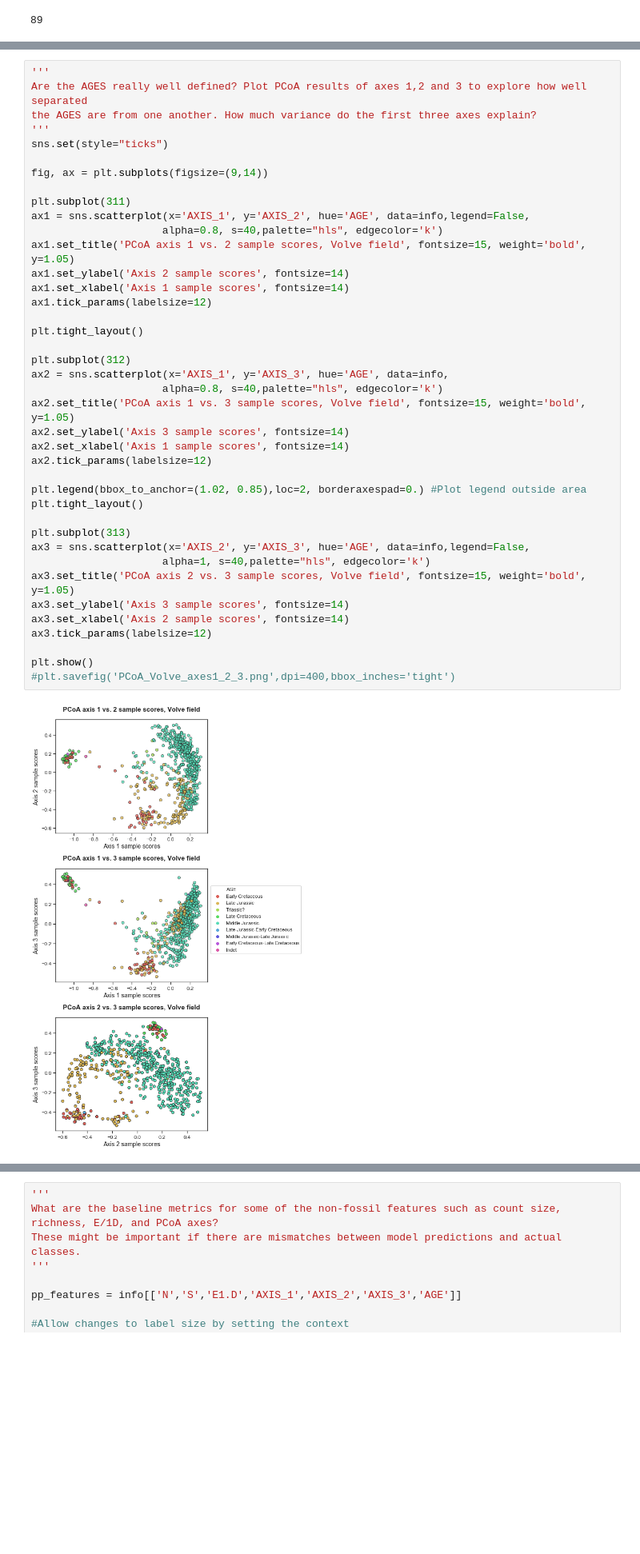
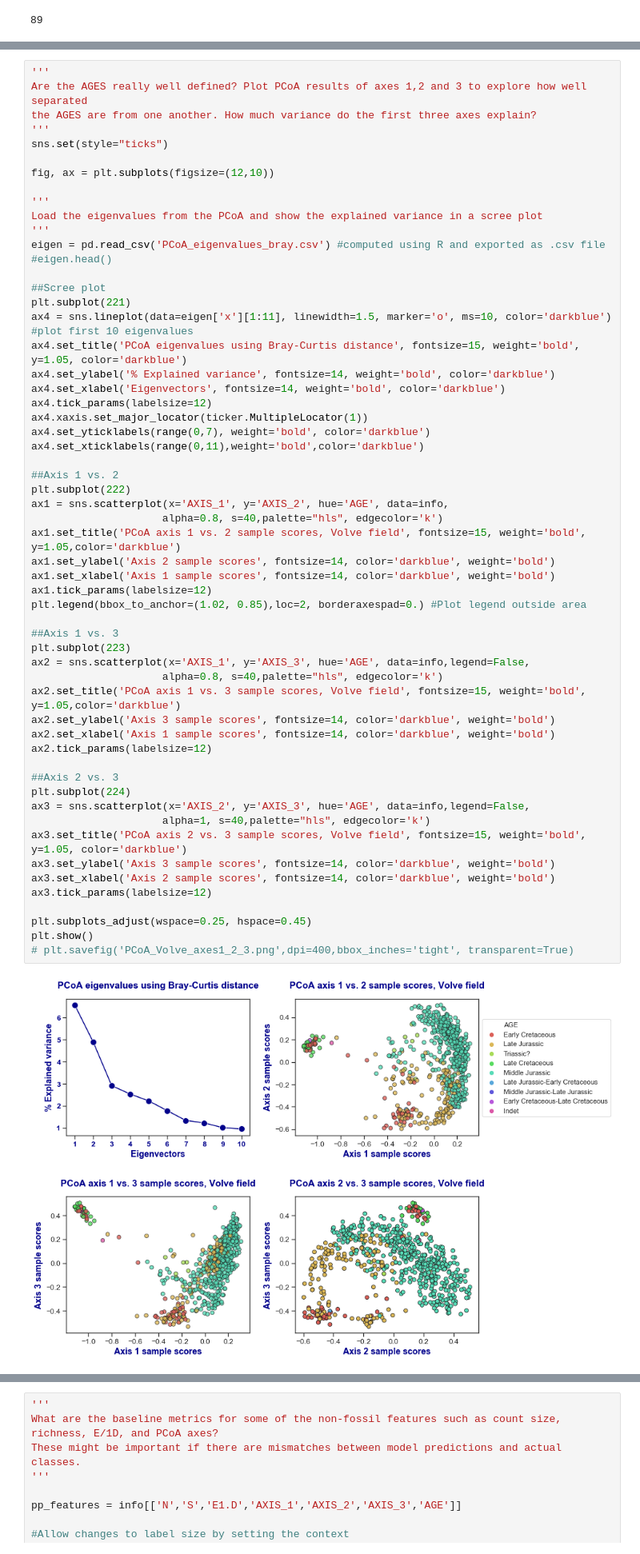
Before and after one commit to b3py0/Capstone-projects, a Jupyter notebook: Volve_final_capstone.ipynb, the cells around one changed output, grey strips where cells are left out. Shown at 80% size. Cells and saved outputs as stored; diff of their text form; blank space fills up the shorter version.

```diff
--- a/Volve_final_capstone.ipynb
+++ b/Volve_final_capstone.ipynb
@@ -1285,45 +1292,62 @@ plt.show()
 # %%
 '''
 Are the AGES really well defined? Plot PCoA results of axes 1,2 and 3 to explore how well separated
 the AGES are from one another. How much variance do the first three axes explain?
 '''
 sns.set(style="ticks")
 
-fig, ax = plt.subplots(figsize=(9,14))
+fig, ax = plt.subplots(figsize=(12,10))
 
-plt.subplot(311)
-ax1 = sns.scatterplot(x='AXIS_1', y='AXIS_2', hue='AGE', data=info,legend=False,
+'''
+Load the eigenvalues from the PCoA and show the explained variance in a scree plot
+'''
+eigen = pd.read_csv('PCoA_eigenvalues_bray.csv') #computed using R and exported as .csv file
+#eigen.head()
+
+##Scree plot
+plt.subplot(221)
+ax4 = sns.lineplot(data=eigen['x'][1:11], linewidth=1.5, marker='o', ms=10, color='darkblue') #plot first 10 eigenvalues
+ax4.set_title('PCoA eigenvalues using Bray-Curtis distance', fontsize=15, weight='bold', y=1.05, color='darkblue')
+ax4.set_ylabel('% Explained variance', fontsize=14, weight='bold', color='darkblue')
+ax4.set_xlabel('Eigenvectors', fontsize=14, weight='bold', color='darkblue')
+ax4.tick_params(labelsize=12)
+ax4.xaxis.set_major_locator(ticker.MultipleLocator(1))
+ax4.set_yticklabels(range(0,7), weight='bold', color='darkblue')
+ax4.set_xticklabels(range(0,11),weight='bold',color='darkblue')
+
+##Axis 1 vs. 2
+plt.subplot(222)
+ax1 = sns.scatterplot(x='AXIS_1', y='AXIS_2', hue='AGE', data=info,
                      alpha=0.8, s=40,palette="hls", edgecolor='k')
-ax1.set_title('PCoA axis 1 vs. 2 sample scores, Volve field', fontsize=15, weight='bold', y=1.05)
-ax1.set_ylabel('Axis 2 sample scores', fontsize=14)
-ax1.set_xlabel('Axis 1 sample scores', fontsize=14)
+ax1.set_title('PCoA axis 1 vs. 2 sample scores, Volve field', fontsize=15, weight='bold', y=1.05,color='darkblue')
+ax1.set_ylabel('Axis 2 sample scores', fontsize=14, color='darkblue', weight='bold')
+ax1.set_xlabel('Axis 1 sample scores', fontsize=14, color='darkblue', weight='bold')
 ax1.tick_params(labelsize=12)
+plt.legend(bbox_to_anchor=(1.02, 0.85),loc=2, borderaxespad=0.) #Plot legend outside area
 
-plt.tight_layout()
-
-plt.subplot(312)
-ax2 = sns.scatterplot(x='AXIS_1', y='AXIS_3', hue='AGE', data=info,
+##Axis 1 vs. 3
+plt.subplot(223)
+ax2 = sns.scatterplot(x='AXIS_1', y='AXIS_3', hue='AGE', data=info,legend=False,
                      alpha=0.8, s=40,palette="hls", edgecolor='k')
-ax2.set_title('PCoA axis 1 vs. 3 sample scores, Volve field', fontsize=15, weight='bold', y=1.05)
-ax2.set_ylabel('Axis 3 sample scores', fontsize=14)
-ax2.set_xlabel('Axis 1 sample scores', fontsize=14)
+ax2.set_title('PCoA axis 1 vs. 3 sample scores, Volve field', fontsize=15, weight='bold', y=1.05,color='darkblue')
+ax2.set_ylabel('Axis 3 sample scores', fontsize=14, color='darkblue', weight='bold')
+ax2.set_xlabel('Axis 1 sample scores', fontsize=14, color='darkblue', weight='bold')
 ax2.tick_params(labelsize=12)
 
-plt.legend(bbox_to_anchor=(1.02, 0.85),loc=2, borderaxespad=0.) #Plot legend outside area
-plt.tight_layout()
-
-plt.subplot(313)
+##Axis 2 vs. 3
+plt.subplot(224)
 ax3 = sns.scatterplot(x='AXIS_2', y='AXIS_3', hue='AGE', data=info,legend=False,
                      alpha=1, s=40,palette="hls", edgecolor='k')
-ax3.set_title('PCoA axis 2 vs. 3 sample scores, Volve field', fontsize=15, weight='bold', y=1.05)
-ax3.set_ylabel('Axis 3 sample scores', fontsize=14)
-ax3.set_xlabel('Axis 2 sample scores', fontsize=14)
+ax3.set_title('PCoA axis 2 vs. 3 sample scores, Volve field', fontsize=15, weight='bold', y=1.05, color='darkblue')
+ax3.set_ylabel('Axis 3 sample scores', fontsize=14, color='darkblue', weight='bold')
+ax3.set_xlabel('Axis 2 sample scores', fontsize=14, color='darkblue', weight='bold')
 ax3.tick_params(labelsize=12)
 
+plt.subplots_adjust(wspace=0.25, hspace=0.45)
 plt.show()
-#plt.savefig('PCoA_Volve_axes1_2_3.png',dpi=400,bbox_inches='tight')
+# plt.savefig('PCoA_Volve_axes1_2_3.png',dpi=400,bbox_inches='tight', transparent=True)
 # %% [output]
-[figure, old version]
+[figure, new version]
 # %%
 '''
 How are the PCoA values and other features distributed with regards to age?
```
Also changed, not shown: parts of 23 cells of this notebook.
